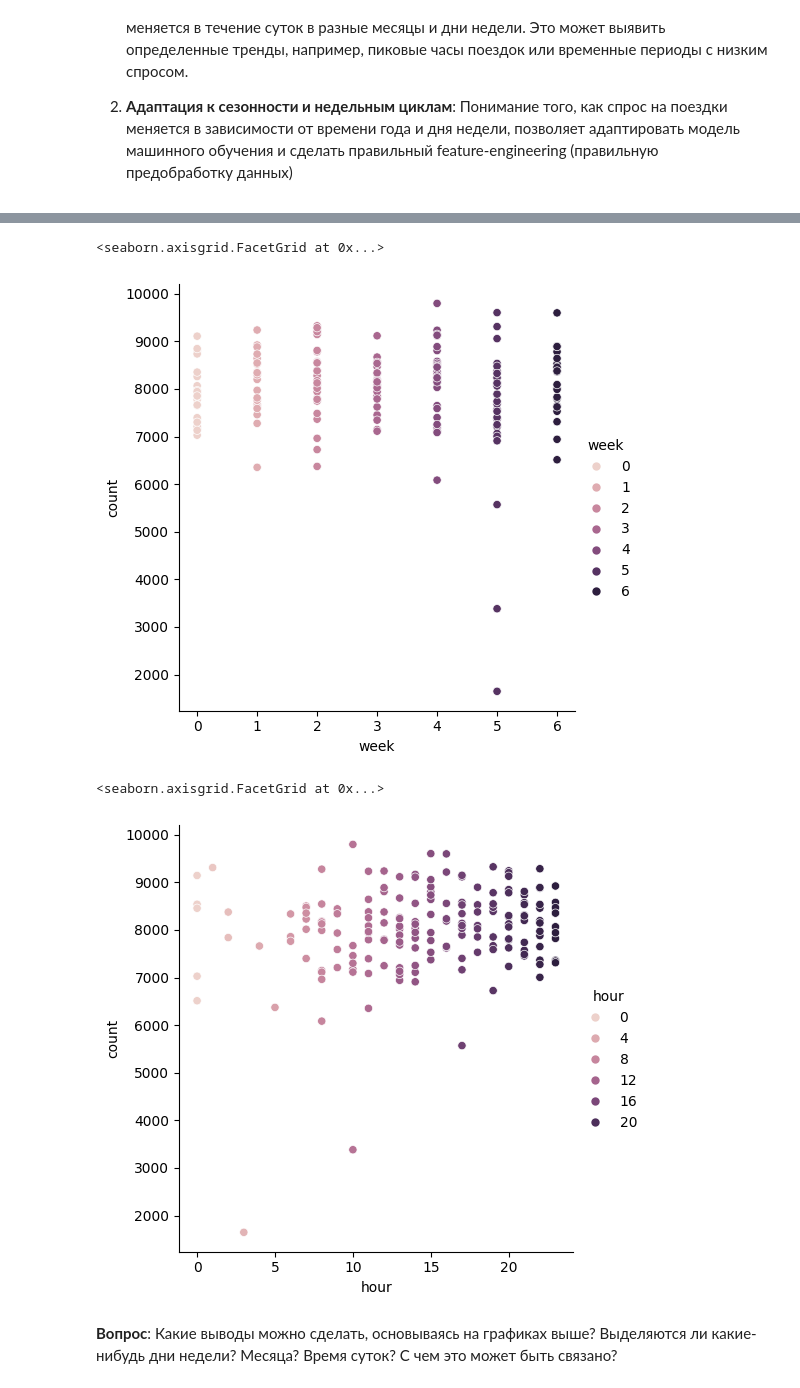
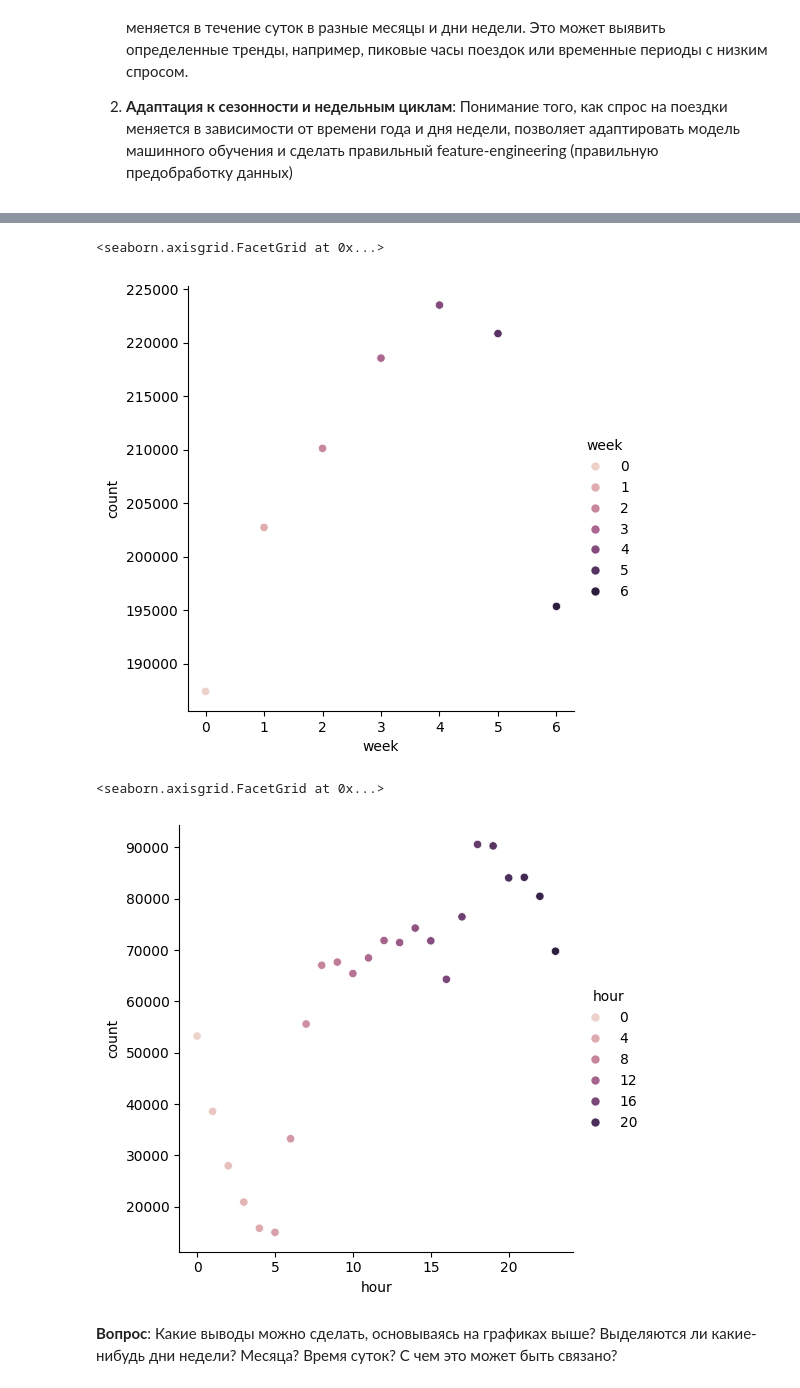
Before and after one commit to diwwae/MatModSchool, a Jupyter notebook: Мат_мод_Учебный_кейс_ipynb.ipynb, the cells around one changed output, grey strips where cells are left out. Saved outputs shown, nothing was run; the diff lists cells and outputs as text; code cells hidden in the pictures.

```diff
--- a/Мат_мод_Учебный_кейс_ipynb.ipynb
+++ b/Мат_мод_Учебный_кейс_ipynb.ipynb
@@ -179,18 +173,23 @@ TypeError: Data source must be a DataFrame or Mapping, not <class 'pandas.core.s
 # %%
-days_count['week'] = train_data['pickup_datetime'].dt.weekday
+train_data["week"] = train_data['pickup_datetime'].dt.weekday
 
-sns.relplot(data=train_data, x="week", y="count", hue='week')
+group_data = train_data.groupby('week')['week'].count()
+group_data = pd.DataFrame({'week':group_data.index, 'count':group_data.values})
+
+sns.relplot(data=group_data, x="week", y="count", hue='week')
 # %% [output]
 <seaborn.axisgrid.FacetGrid at 0x...>
-[figure, old version]
+[figure, new version]
 # %%
-days_count['hour'] = train_data['pickup_datetime'].dt.hour
+train_data["hour"] = train_data['pickup_datetime'].dt.hour
 
-sns.relplot(data=days_count, x="hour", y="count", hue='hour')
-# train_data.head()fsffdsfd
+group_data = train_data.groupby('hour')['hour'].count()
+group_data = pd.DataFrame({'hour':group_data.index, 'count':group_data.values})
+
+sns.relplot(data=group_data, x="hour", y="count", hue='hour')
 # %% [output]
 <seaborn.axisgrid.FacetGrid at 0x...>
-[figure, old version]
+[figure, new version]
 # %%
 train_data["hour"] = train_data['pickup_datetime'].dt.hour
 
```
Also changed, not shown: parts of 6 cells of this notebook.
